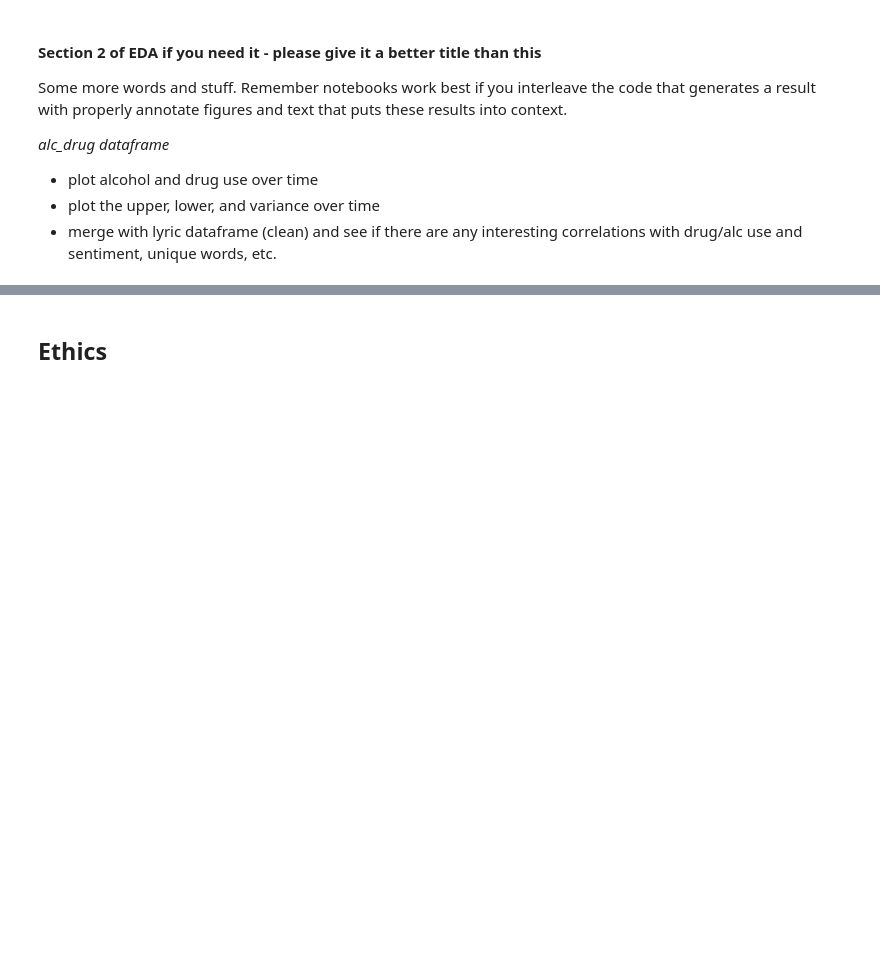
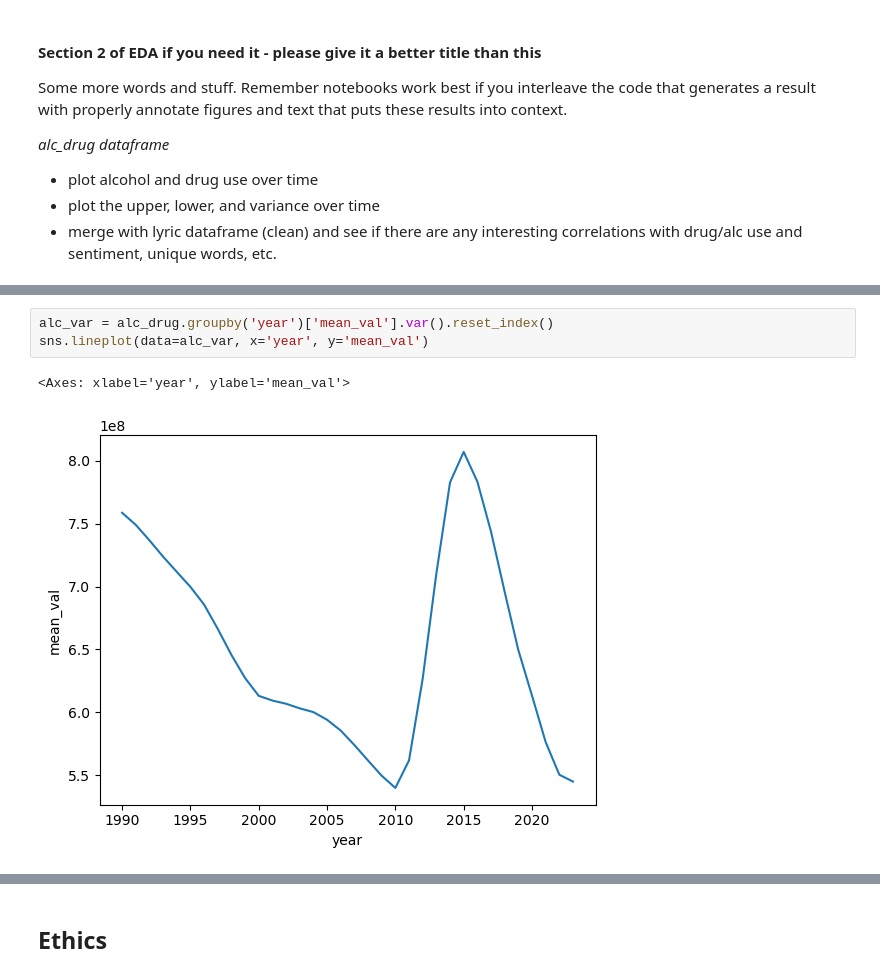
Before and after one commit to COGS108/Group104_WI26, a Jupyter notebook: 02-EDACheckpoint.ipynb, the cells around one changed output, grey strips where cells are left out. Drawn from its saved outputs; the diff is of its cells as text; blank space fills up the shorter version.

```diff
--- a/02-EDACheckpoint.ipynb
+++ b/02-EDACheckpoint.ipynb
@@ -567 +583,7 @@ Some more words and stuff.  Remember notebooks work best if you interleave the c
+# %%
+alc_var = alc_drug.groupby('year')['mean_val'].var().reset_index()
+sns.lineplot(data=alc_var, x='year', y='mean_val')
+# %% [output]
+<Axes: xlabel='year', ylabel='mean_val'>
+[figure, added]
 # %%
```
Also changed, not shown: parts of 10 cells of this notebook, 1 other file.
